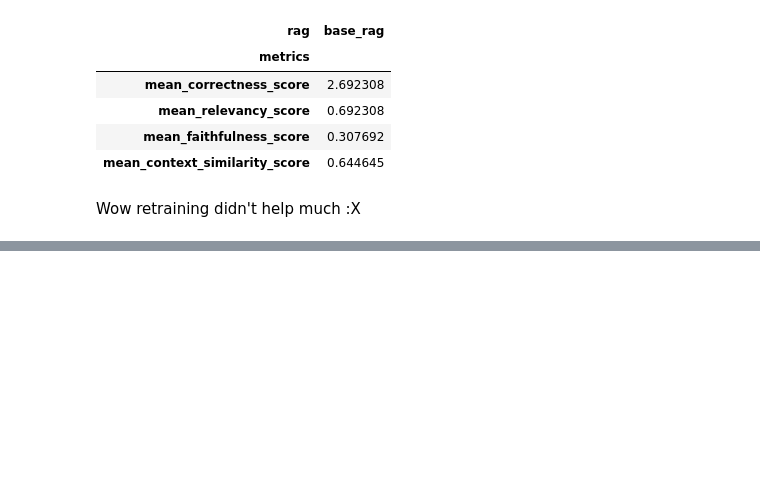
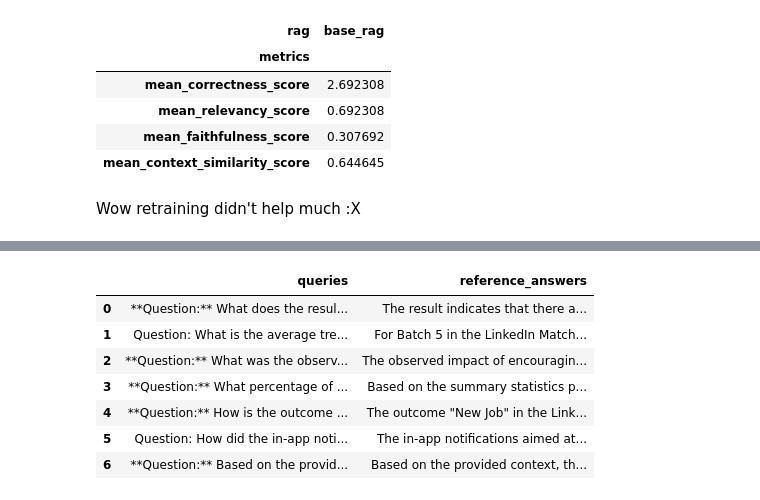
Before and after one commit to tituslhy/ideal-palm-tree, a Jupyter notebook: notebooks/finetune_llama32_1bn.ipynb, the cells around one changed output, grey strips where cells are left out. Saved outputs shown, nothing was run; the diff lists cells and outputs as text; code cells hidden in the pictures; blank space fills up the shorter version.

```diff
--- a/notebooks/finetune_llama32_1bn.ipynb
+++ b/notebooks/finetune_llama32_1bn.ipynb
@@ -404,0 +443,12 @@ Wow retraining didn't help much :X
+# %%
+df_answers = pd.DataFrame({'queries': queries, 'reference_answers': references})
+df_answers
+# %% [output]
+|  | queries | reference_answers |
+| 0 | **Question:** What does the resul... | The result indicates that there a... |
+| 1 | Question: What is the average tre... | For Batch 5 in the LinkedIn Match... |
+| 2 | **Question:** What was the observ... | The observed impact of encouragin... |
+| 3 | **Question:** What percentage of ... | Based on the summary statistics p... |
+| 4 | **Question:** How is the outcome ... | The outcome "New Job" in the Link... |
+| 5 | Question: How did the in-app noti... | The in-app notifications aimed at... |
+| 6 | **Question:** Based on the provid... | Based on the provided context, th... |
```
Also changed, not shown: parts of 29 cells of this notebook.
